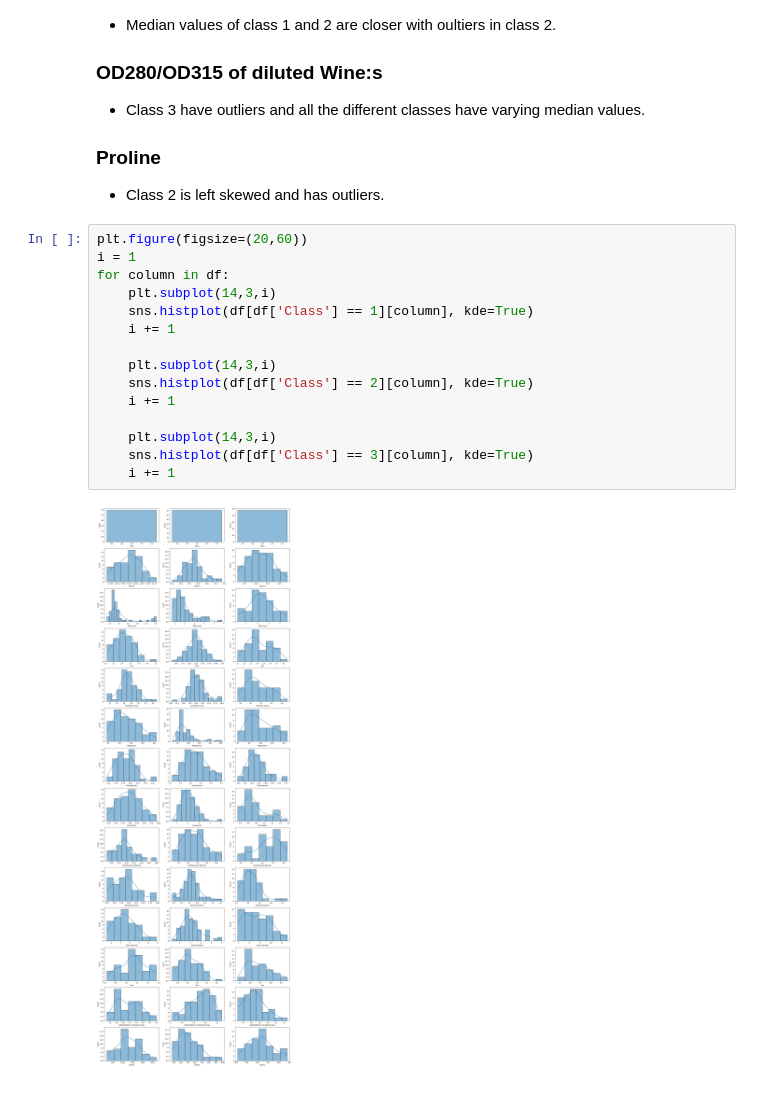
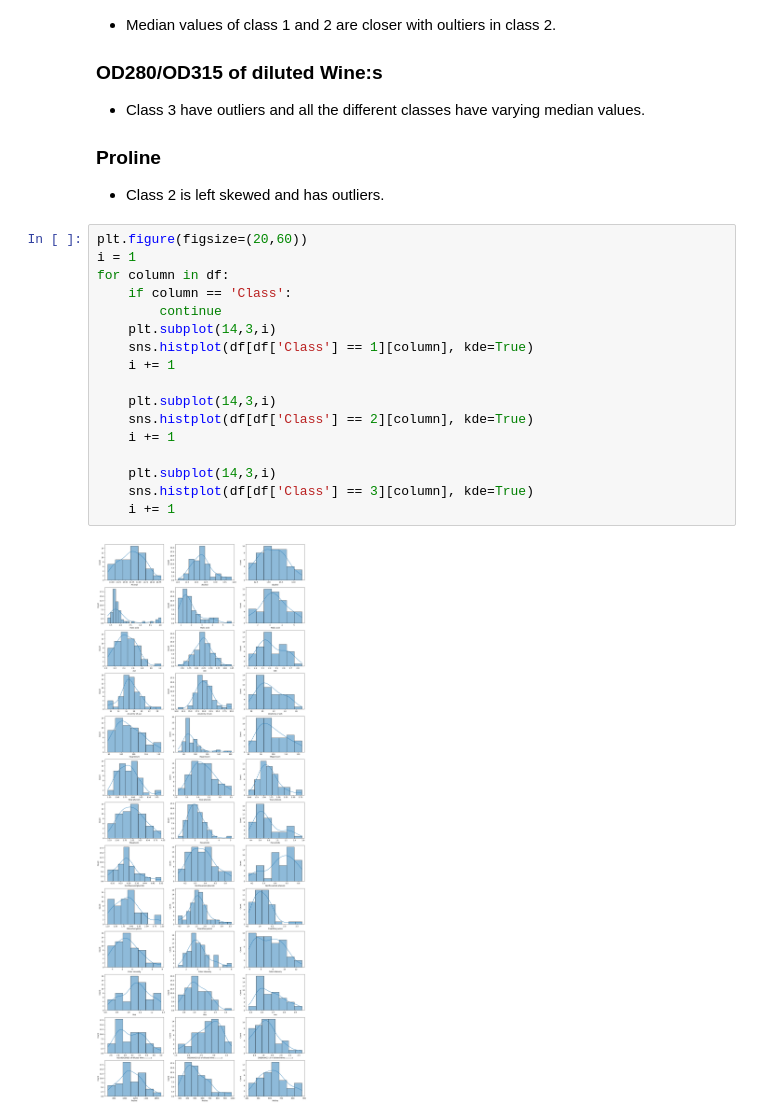
Before and after one commit to vidyasager162/MDSC-102, a Jupyter notebook: 23914-MDSC-102-Assignment-V.ipynb, the cells around one changed output. Drawn from its saved outputs; the diff is of its cells as text.

```diff
--- a/23914-MDSC-102-Assignment-V.ipynb
+++ b/23914-MDSC-102-Assignment-V.ipynb
@@ -99,17 +99,19 @@ for index, column in enumerate(df):
 # %%
 plt.figure(figsize=(20,60))
 i = 1
 for column in df:
+    if column == 'Class':
+        continue
     plt.subplot(14,3,i)
     sns.histplot(df[df['Class'] == 1][column], kde=True)
     i += 1
 
     plt.subplot(14,3,i)
     sns.histplot(df[df['Class'] == 2][column], kde=True)
     i += 1
 
     plt.subplot(14,3,i)
     sns.histplot(df[df['Class'] == 3][column], kde=True)
     i += 1
 # %% [output]
-[figure, old version]
+[figure, new version]
```
Also changed, not shown: parts of 1 cell of this notebook, 22 other files.
